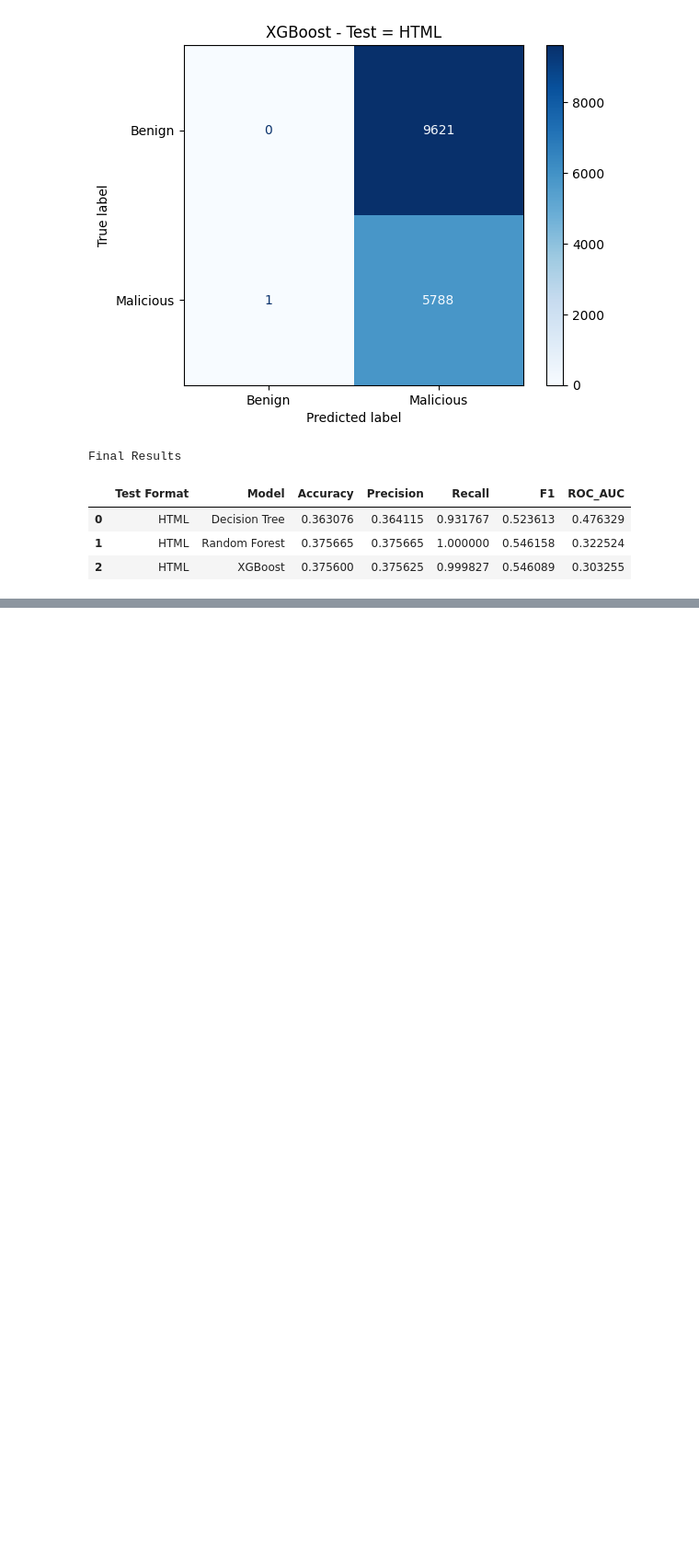
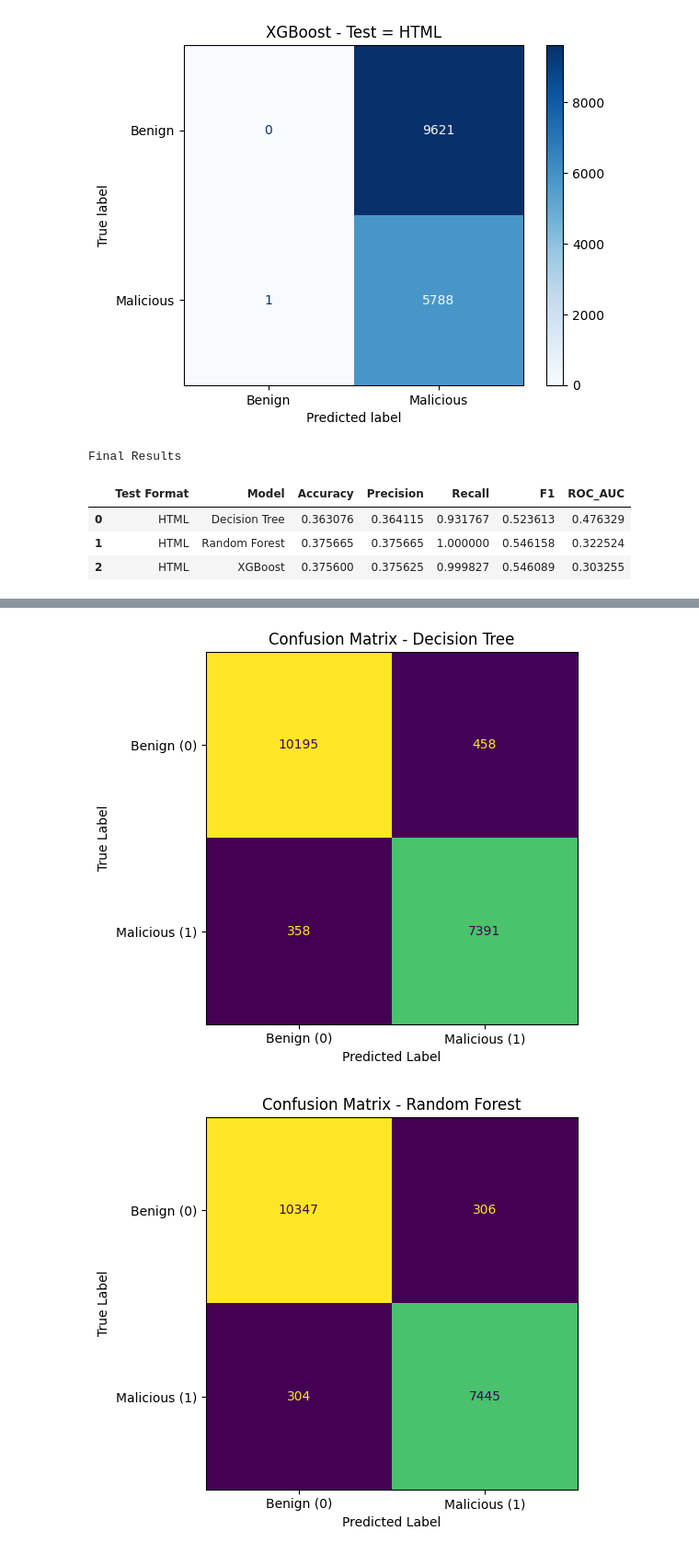
Before and after one commit to lama-byte/ML_for_cybersecurity, a Jupyter notebook: Unified Model/MergeDataSets.ipynb, the cells around one changed output, grey strips where cells are left out. Shown at 92% size. Cells and saved outputs as stored; diff of their text form; code cells hidden in the pictures; blank space fills up the shorter version.

Commit message:
Adding all format experiments instead of cross-format

```diff
--- a/Unified Model/MergeDataSets.ipynb
+++ b/Unified Model/MergeDataSets.ipynb
@@ -883,0 +921,12 @@ Final Results
+# %%
+from sklearn.model_selection import train_test_split
+X_train, X_test, y_train, y_test = train_test_split(
+    X,
+    y,
+    test_size=0.3,
+    random_state=42,
+    stratify=y
+)
+
+print("Training:", X_train.shape)
+print("Testing :", X_test.shape)
@@ -883,0 +959,8 @@ Final Results
+# %%
+for name, model in models.items():
+
+    print(name)
+
+    model.fit(X_train, y_train)
+
+    y_pred = model.predict(X_test)
@@ -883,0 +1045,32 @@ Final Results
+# %%
+for name, model in models.items():
+
+    # Generate predictions
+    y_pred = model.predict(X_test)
+
+    # Confusion Matrix
+    cm = confusion_matrix(y_test, y_pred)
+
+    # Plot
+    fig, ax = plt.subplots(figsize=(6, 5))
+
+    disp = ConfusionMatrixDisplay(
+        confusion_matrix=cm,
+        display_labels=["Benign (0)", "Malicious (1)"]
+    )
+
+    disp.plot(
+        ax=ax,
+        values_format="d",
+        colorbar=False
+    )
+
+    ax.set_title(f"Confusion Matrix - {name}")
+    ax.set_xlabel("Predicted Label")
+    ax.set_ylabel("True Label")
+
+    plt.tight_layout()
+    plt.show()
+# %% [output]
+[figure, added]
+[figure, added]
```
Also changed, not shown: parts of 10 cells of this notebook.
